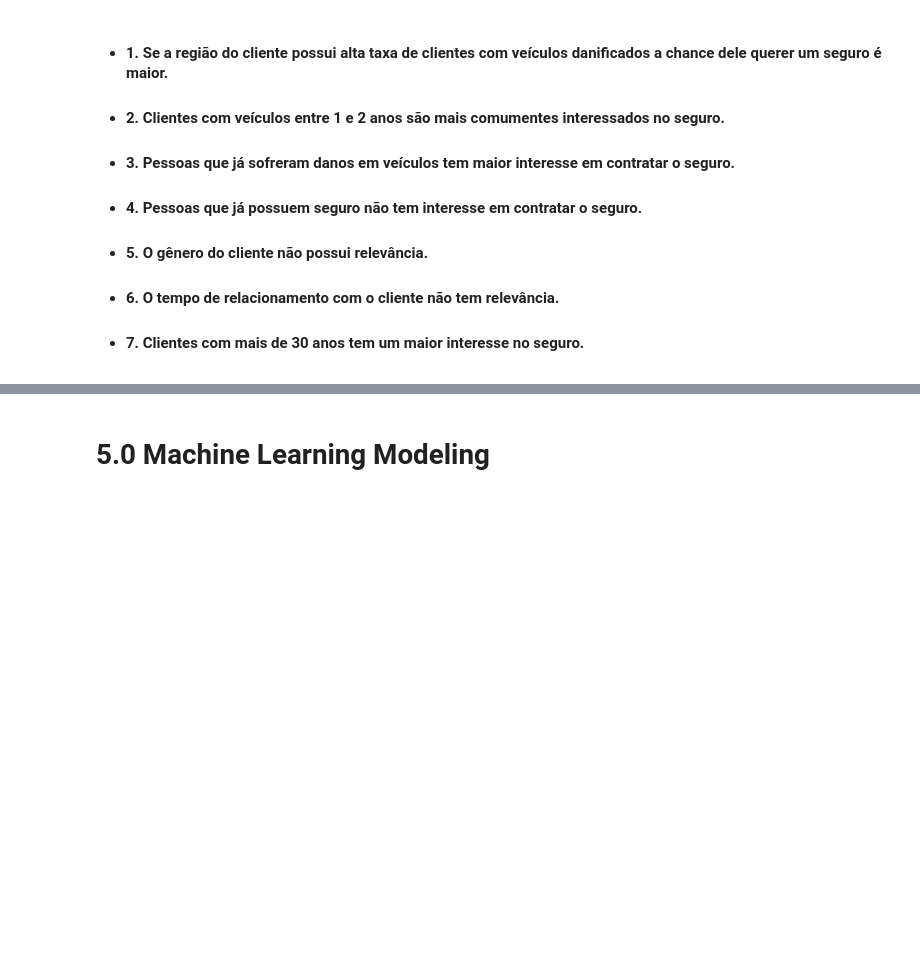
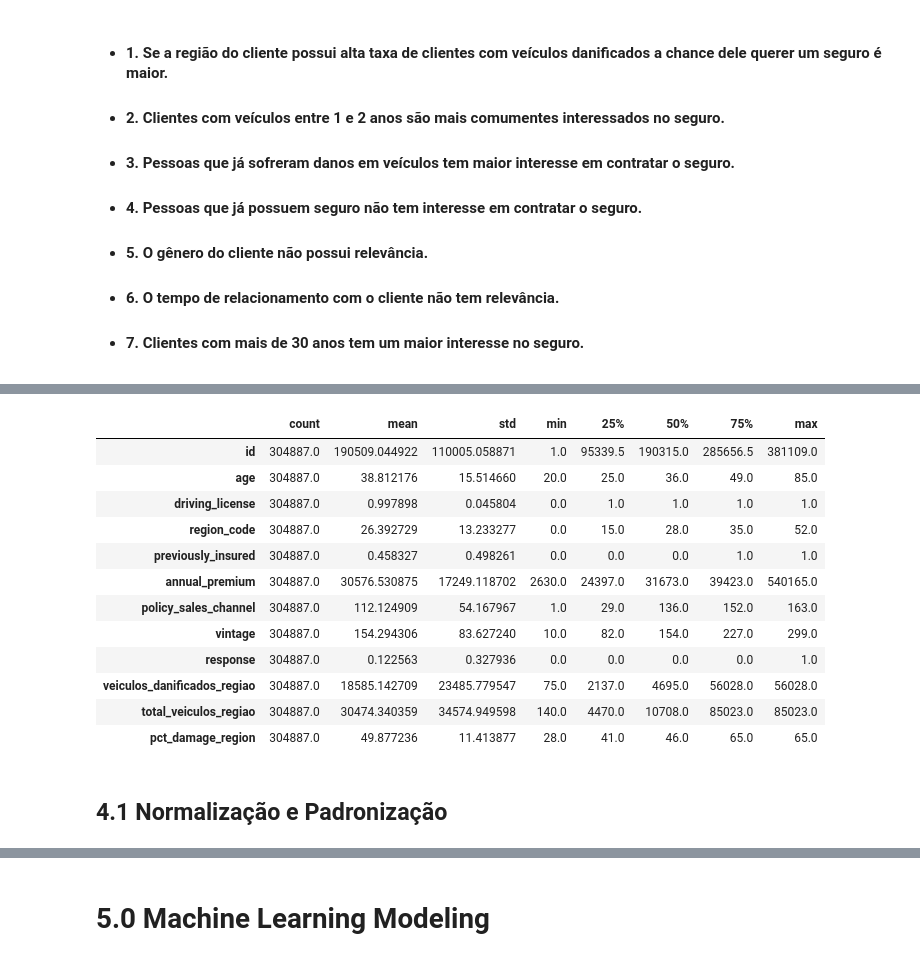
Before and after one commit to RafaelLuckner/Propensao_Compra, a Jupyter notebook: propensao_projeto.ipynb, the cells around one changed output, grey strips where cells are left out. Drawn from its saved outputs; the diff is of its cells as text; code cells hidden in the pictures; blank space fills up the shorter version.

```diff
--- a/propensao_projeto.ipynb
+++ b/propensao_projeto.ipynb
@@ -659,0 +627,3 @@ X = transform(X, columns = columns, columns_scaler = columns_scaler)
+# %%
+df3 = df2.copy()
+df3.info()
@@ -659,0 +648,18 @@ X = transform(X, columns = columns, columns_scaler = columns_scaler)
+# %%
+df3.describe().T
+# %% [output]
+|  | count | mean | std | min | 25% | 50% | 75% | max |
+| id | 304887.0 | 190509.044922 | 110005.058871 | 1.0 | 95339.5 | 190315.0 | 285656.5 | 381109.0 |
+| age | 304887.0 | 38.812176 | 15.514660 | 20.0 | 25.0 | 36.0 | 49.0 | 85.0 |
+| driving_license | 304887.0 | 0.997898 | 0.045804 | 0.0 | 1.0 | 1.0 | 1.0 | 1.0 |
+| region_code | 304887.0 | 26.392729 | 13.233277 | 0.0 | 15.0 | 28.0 | 35.0 | 52.0 |
+| previously_insured | 304887.0 | 0.458327 | 0.498261 | 0.0 | 0.0 | 0.0 | 1.0 | 1.0 |
+| annual_premium | 304887.0 | 30576.530875 | 17249.118702 | 2630.0 | 24397.0 | 31673.0 | 39423.0 | 540165.0 |
+| policy_sales_channel | 304887.0 | 112.124909 | 54.167967 | 1.0 | 29.0 | 136.0 | 152.0 | 163.0 |
+| vintage | 304887.0 | 154.294306 | 83.627240 | 10.0 | 82.0 | 154.0 | 227.0 | 299.0 |
+| response | 304887.0 | 0.122563 | 0.327936 | 0.0 | 0.0 | 0.0 | 0.0 | 1.0 |
+| veiculos_danificados_regiao | 304887.0 | 18585.142709 | 23485.779547 | 75.0 | 2137.0 | 4695.0 | 56028.0 | 56028.0 |
+| total_veiculos_regiao | 304887.0 | 30474.340359 | 34574.949598 | 140.0 | 4470.0 | 10708.0 | 85023.0 | 85023.0 |
+| pct_damage_region | 304887.0 | 49.877236 | 11.413877 | 28.0 | 41.0 | 46.0 | 65.0 | 65.0 |
+# %% [markdown]
+## 4.1 Normalização e Padronização
```
Also changed, not shown: parts of 11 cells of this notebook.
